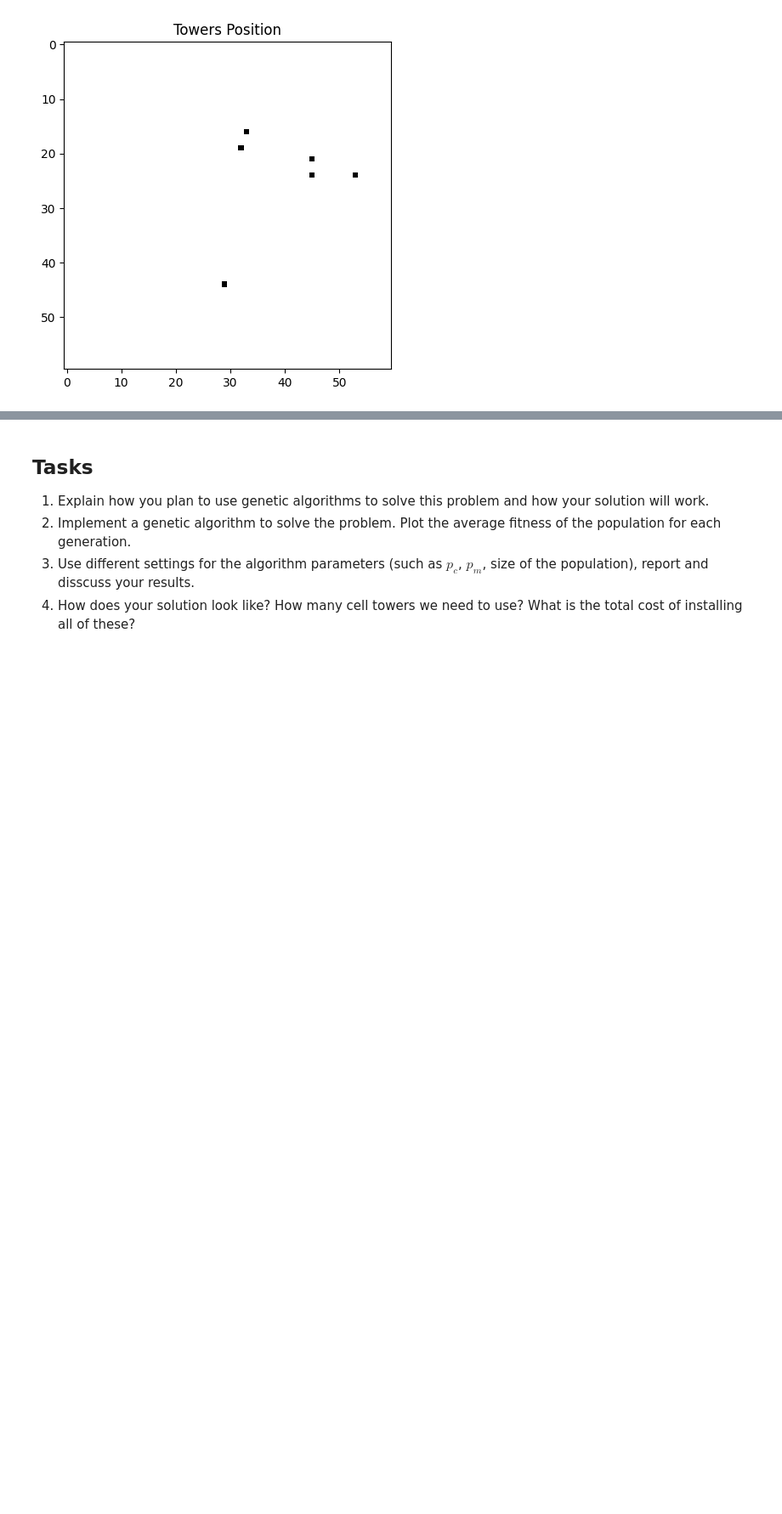
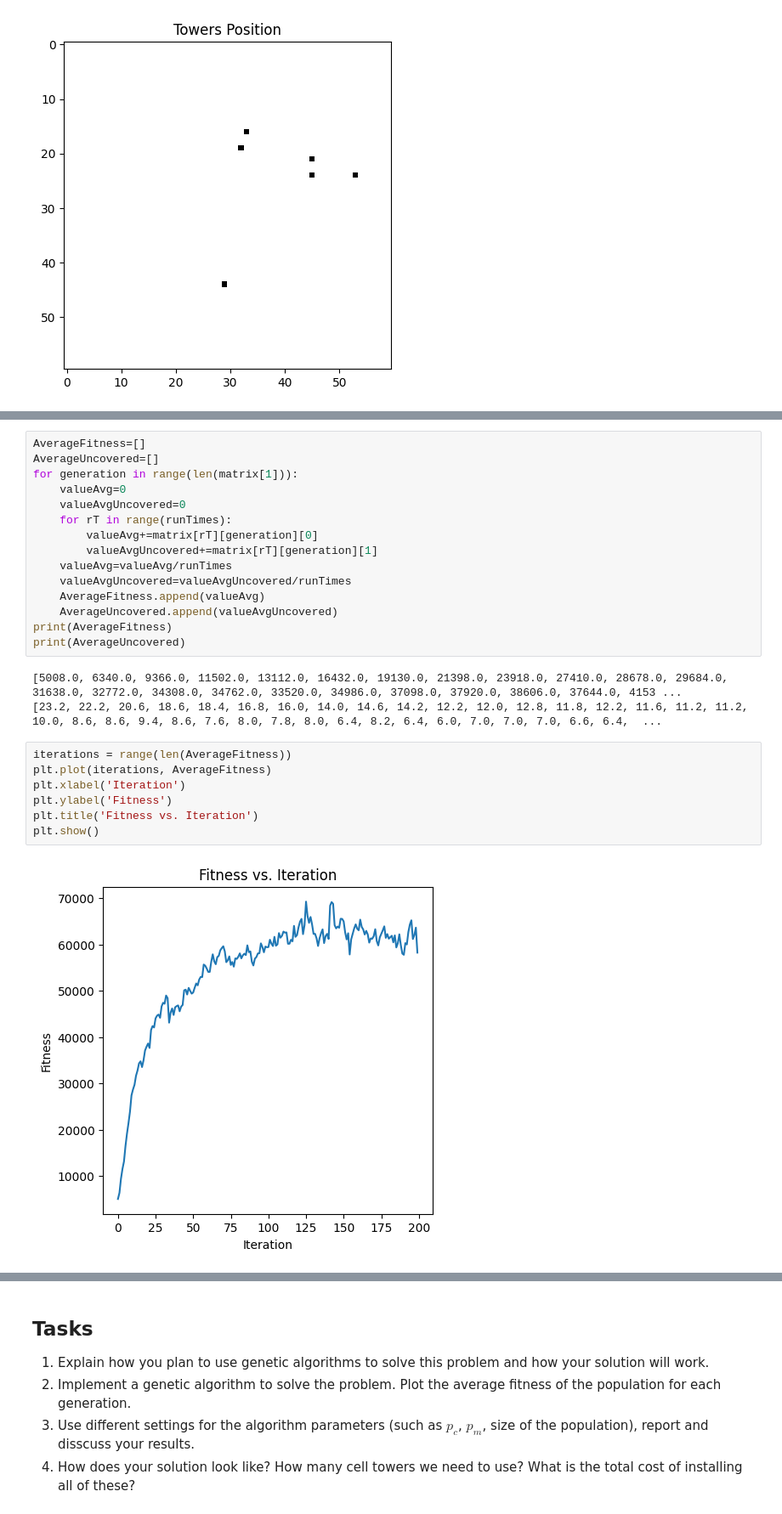
Before and after one commit to DwijanX/Genetic-alg, a Jupyter notebook: cell-tower-installation.ipynb, the cells around one changed output, grey strips where cells are left out. Shown at 85% size. Drawn from its saved outputs; the diff is of its cells as text; blank space fills up the shorter version.

```diff
--- a/cell-tower-installation.ipynb
+++ b/cell-tower-installation.ipynb
@@ -443,0 +462,27 @@ cities: 27
+# %%
+AverageFitness=[]
+AverageUncovered=[]
+for generation in range(len(matrix[1])):
+    valueAvg=0
+    valueAvgUncovered=0
+    for rT in range(runTimes):
+        valueAvg+=matrix[rT][generation][0]
+        valueAvgUncovered+=matrix[rT][generation][1]
+    valueAvg=valueAvg/runTimes
+    valueAvgUncovered=valueAvgUncovered/runTimes
+    AverageFitness.append(valueAvg)
+    AverageUncovered.append(valueAvgUncovered)
+print(AverageFitness)
+print(AverageUncovered)
+# %% [output]
+[5008.0, 6340.0, 9366.0, 11502.0, 13112.0, 16432.0, 19130.0, 21398.0, 23918.0, 27410.0, 28678.0, 29684.0, 31638.0, 32772.0, 34308.0, 34762.0, 33520.0, 34986.0, 37098.0, 37920.0, 38606.0, 37644.0, 4153 ...
+[23.2, 22.2, 20.6, 18.6, 18.4, 16.8, 16.0, 14.0, 14.6, 14.2, 12.2, 12.0, 12.8, 11.8, 12.2, 11.6, 11.2, 11.2, 10.0, 8.6, 8.6, 9.4, 8.6, 7.6, 8.0, 7.8, 8.0, 6.4, 8.2, 6.4, 6.0, 7.0, 7.0, 7.0, 6.6, 6.4,  ...
+# %%
+iterations = range(len(AverageFitness))
+plt.plot(iterations, AverageFitness)
+plt.xlabel('Iteration')
+plt.ylabel('Fitness')
+plt.title('Fitness vs. Iteration')
+plt.show()
+# %% [output]
+[figure, added]
```
Also changed, not shown: parts of 6 cells of this notebook, 1 other file.
